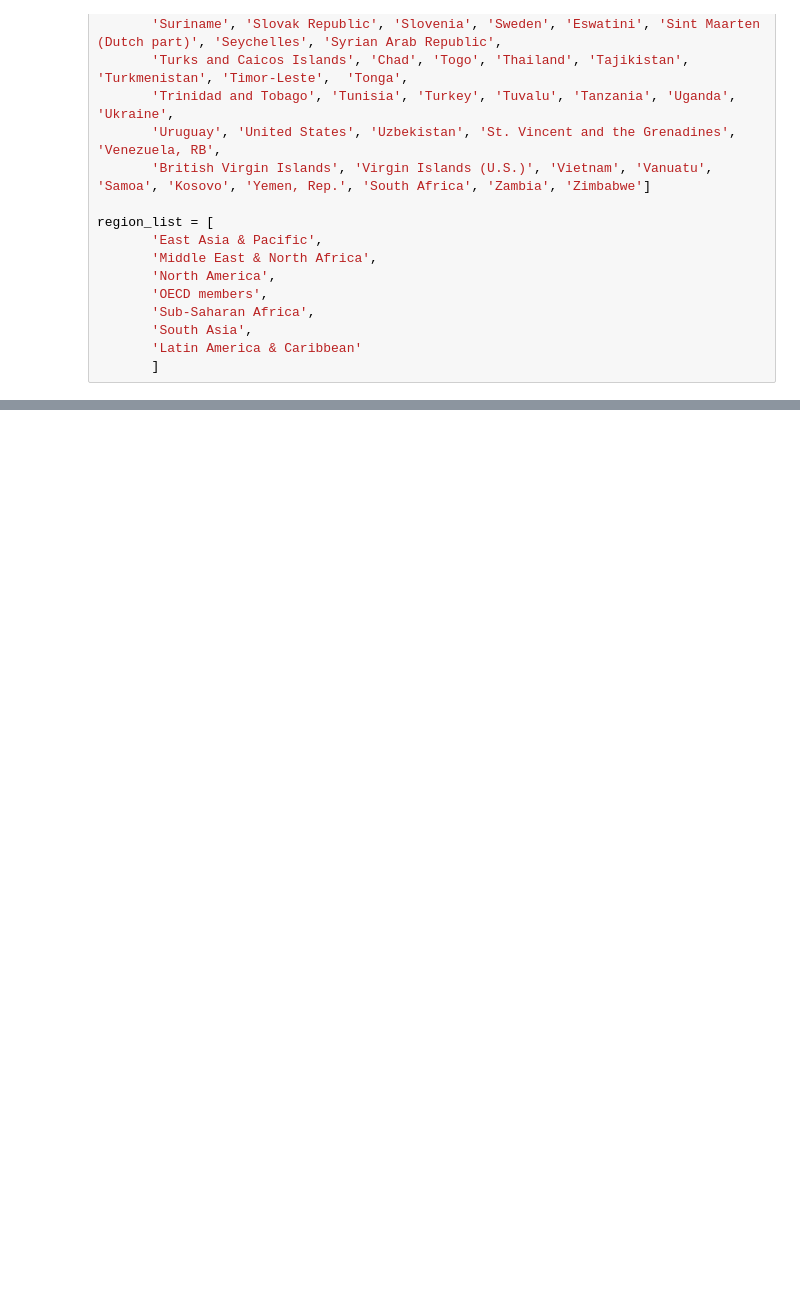
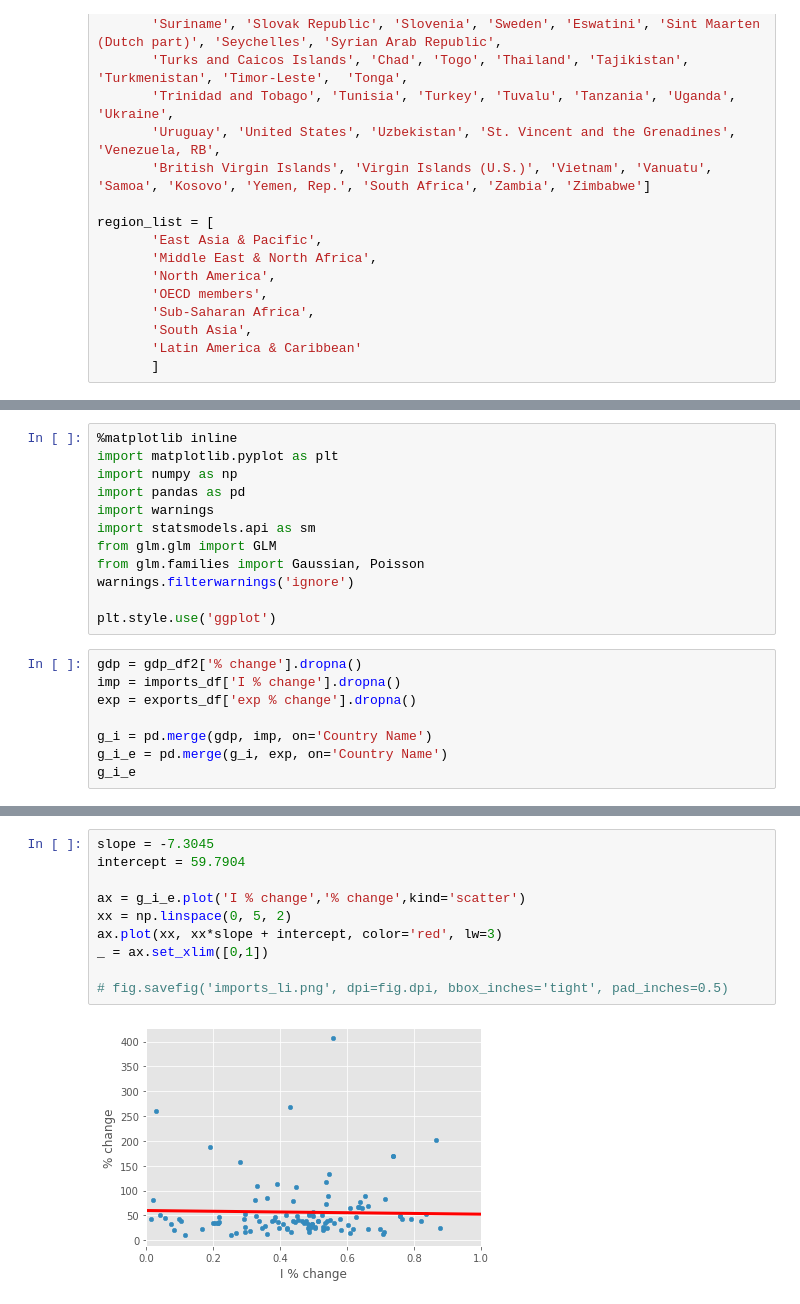
Before and after one commit to hckynumber9/Capstone-1, a Jupyter notebook: notebooks/capstone1.ipynb, the cells around one changed output, grey strips where cells are left out. Saved outputs shown, nothing was run; the diff lists cells and outputs as text; blank space fills up the shorter version.

```diff
--- a/notebooks/capstone1.ipynb
+++ b/notebooks/capstone1.ipynb
@@ -164,0 +285,20 @@ region_list = [
+# %%
+%matplotlib inline
+import matplotlib.pyplot as plt
+import numpy as np
+import pandas as pd
+import warnings
+import statsmodels.api as sm
+from glm.glm import GLM
+from glm.families import Gaussian, Poisson
+warnings.filterwarnings('ignore')
+
+plt.style.use('ggplot')
+# %%
+gdp = gdp_df2['% change'].dropna()
+imp = imports_df['I % change'].dropna()
+exp = exports_df['exp % change'].dropna()
+
+g_i = pd.merge(gdp, imp, on='Country Name')
+g_i_e = pd.merge(g_i, exp, on='Country Name')
+g_i_e
@@ -164,0 +334,12 @@ region_list = [
+# %%
+slope = -7.3045
+intercept = 59.7904
+
+ax = g_i_e.plot('I % change','% change',kind='scatter')
+xx = np.linspace(0, 5, 2)
+ax.plot(xx, xx*slope + intercept, color='red', lw=3)
+_ = ax.set_xlim([0,1])
+
+# fig.savefig('imports_li.png', dpi=fig.dpi, bbox_inches='tight', pad_inches=0.5)
+# %% [output]
+[figure, added]
```
Also changed, not shown: parts of 27 cells of this notebook, 6 other files.
